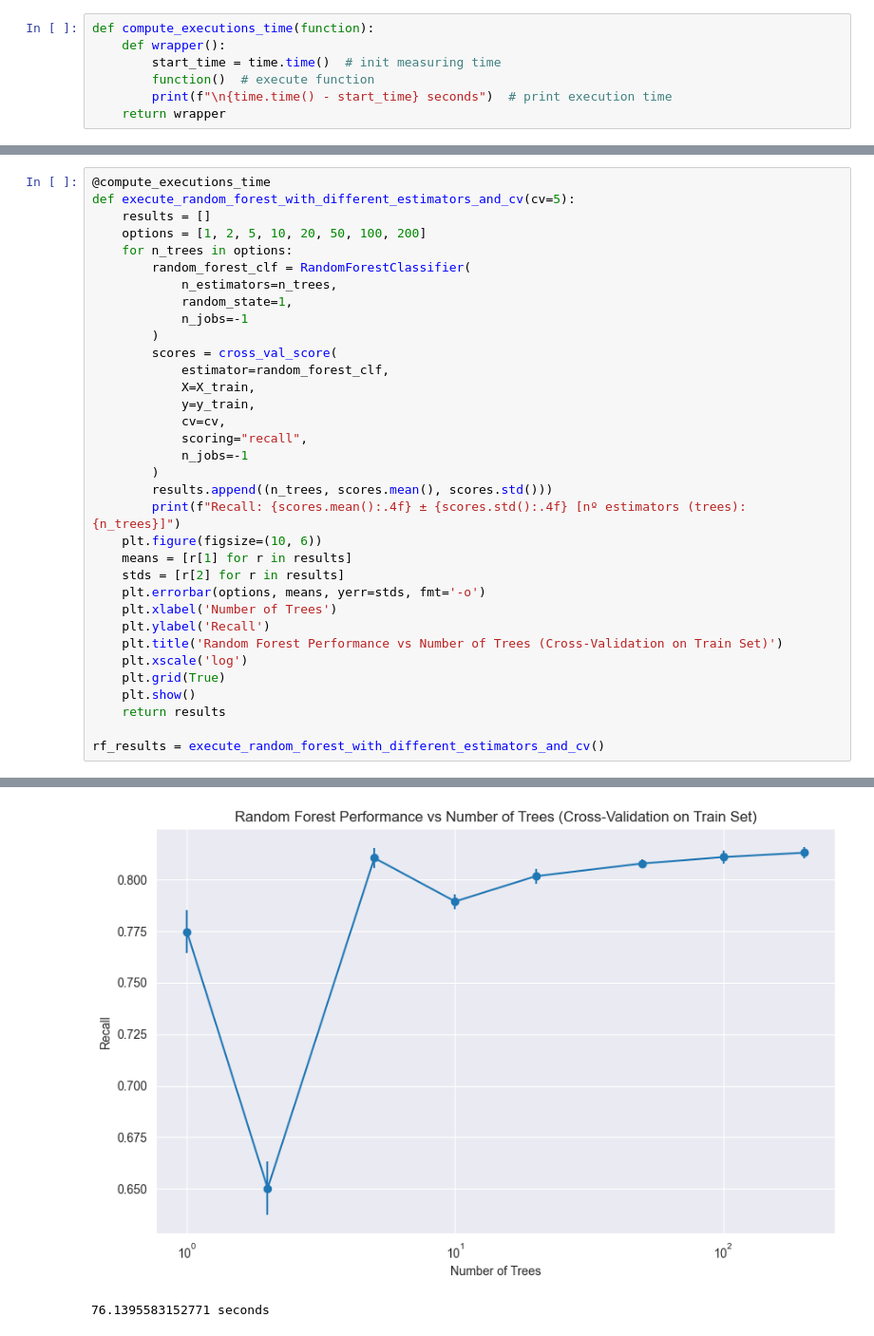
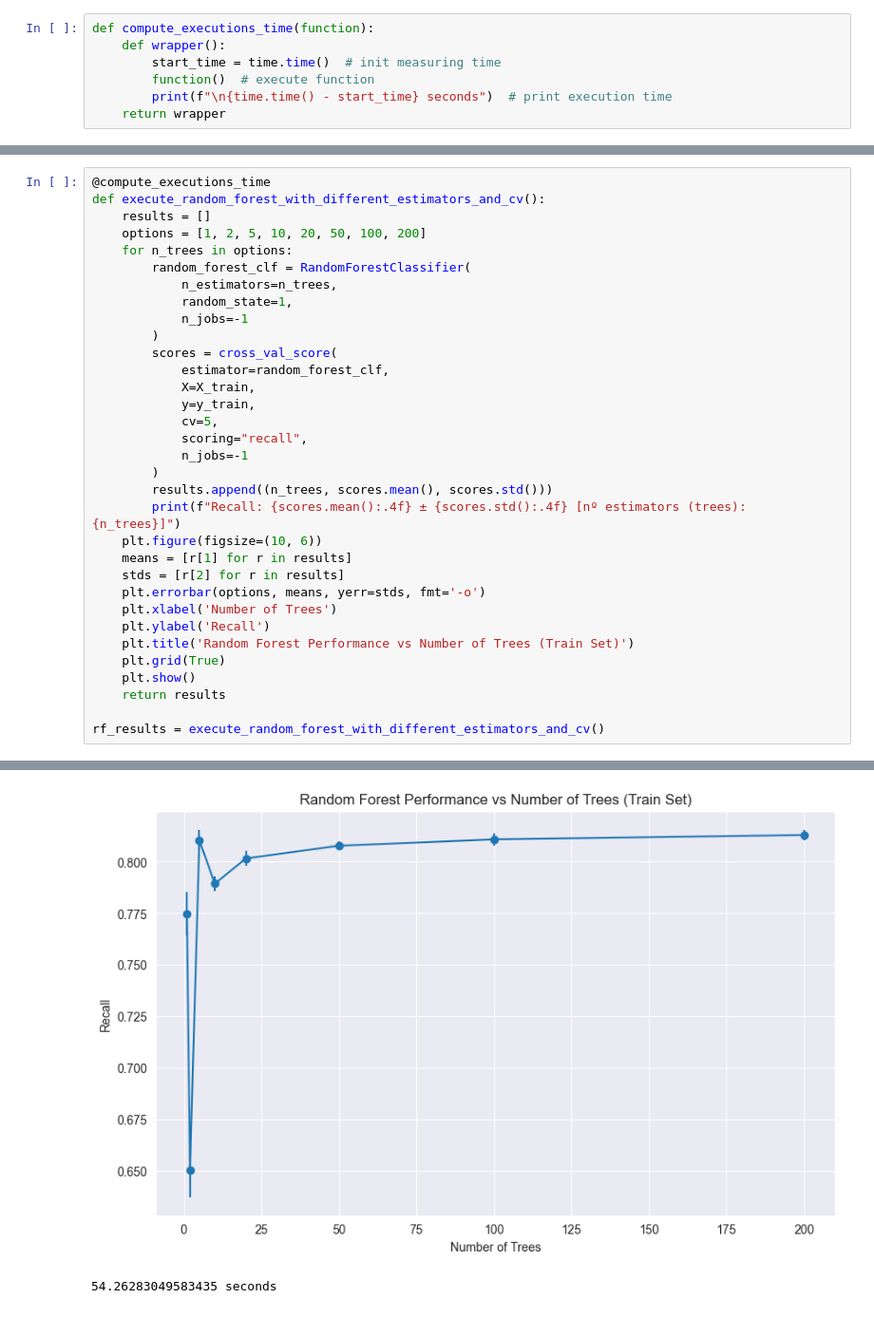
Before and after one commit to alexlafuente/heart_attack_prediction_md, a Jupyter notebook: decisionTrees.ipynb, the cells around one changed output, grey strips where cells are left out. Shown at 95% size. Cells and saved outputs as stored; diff of their text form.

```diff
--- a/decisionTrees.ipynb
+++ b/decisionTrees.ipynb
@@ -198,6 +202,6 @@ def compute_executions_time(function):
 # %%
 @compute_executions_time
-def execute_random_forest_with_different_estimators_and_cv(cv=5):
+def execute_random_forest_with_different_estimators_and_cv():
     results = []
     options = [1, 2, 5, 10, 20, 50, 100, 200]
     for n_trees in options:
@@ -208,35 +212,34 @@ def execute_random_forest_with_different_estimators_and_cv(cv=5):
         )
         scores = cross_val_score(
             estimator=random_forest_clf,
             X=X_train,
             y=y_train,
-            cv=cv,
+            cv=5,
             scoring="recall",
             n_jobs=-1
         )
         results.append((n_trees, scores.mean(), scores.std()))
         print(f"Recall: {scores.mean():.4f} ± {scores.std():.4f} [nº estimators (trees): {n_trees}]")
     plt.figure(figsize=(10, 6))
     means = [r[1] for r in results]
     stds = [r[2] for r in results]
     plt.errorbar(options, means, yerr=stds, fmt='-o')
     plt.xlabel('Number of Trees')
     plt.ylabel('Recall')
-    plt.title('Random Forest Performance vs Number of Trees (Cross-Validation on Train Set)')
-    plt.xscale('log')
+    plt.title('Random Forest Performance vs Number of Trees (Train Set)')
     plt.grid(True)
     plt.show()
     return results
 
 rf_results = execute_random_forest_with_different_estimators_and_cv()
 # %% [output]
 Recall: 0.7748 ± 0.0105 [nº estimators (trees): 1]
 Recall: 0.6503 ± 0.0130 [nº estimators (trees): 2]
 Recall: 0.8105 ± 0.0049 [nº estimators (trees): 5]
 Recall: 0.7894 ± 0.0036 [nº estimators (trees): 10]
 Recall: 0.8016 ± 0.0036 [nº estimators (trees): 20]
 Recall: 0.8078 ± 0.0021 [nº estimators (trees): 50]
 Recall: 0.8109 ± 0.0030 [nº estimators (trees): 100]
 Recall: 0.8130 ± 0.0026 [nº estimators (trees): 200]
-[figure, old version]
+[figure, new version]
-76.1395583152771 seconds
+54.26283049583435 seconds
```
Also changed, not shown: parts of 12 cells of this notebook.
